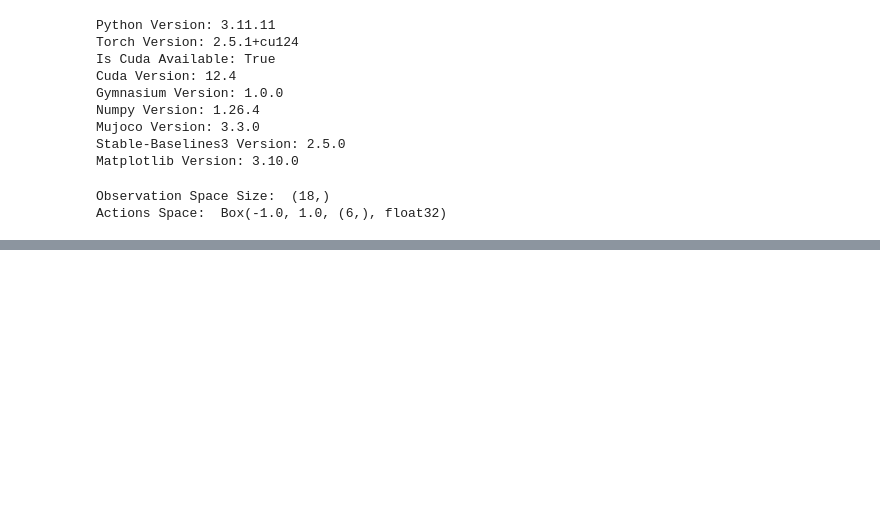
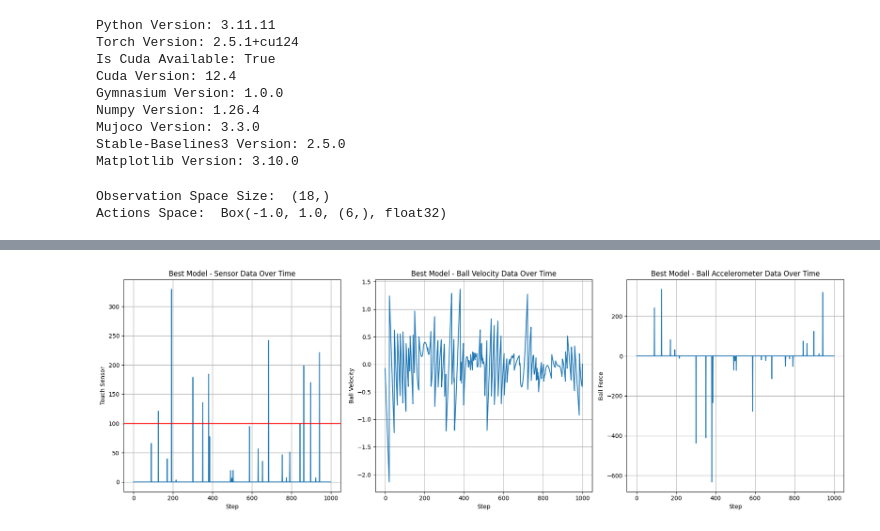
Before and after one commit to kuds/rl-mujoco-tennis, a Jupyter notebook: [Ball Bounce] Soft Actor-Critic (SAC).ipynb, the cells around one changed output, grey strips where cells are left out. Drawn from its saved outputs; the diff is of its cells as text; code cells hidden in the pictures; blank space fills up the shorter version.

```diff
--- a/[Ball Bounce] Soft Actor-Critic (SAC).ipynb
+++ b/[Ball Bounce] Soft Actor-Critic (SAC).ipynb
@@ -547,3 +624,38 @@ Total reward: 9.0
+# %%
+# Load the CSV file into a pandas DataFrame
+df = pandas.read_csv(best_csv_file_name)
+
+# Create the figure with subplots
+fig, axes = matplotlib.pyplot.subplots(1, 3, figsize=(18, 6))
+
+# Plot 1: Touch Sensor
+axes[0].plot(df.index, df["touch_sensor"])
+axes[0].axhline(y=hyperparams["min_force"], color='r', linestyle='-')
+axes[0].set_xlabel("Step")
+axes[0].set_ylabel("Touch Sensor")
+axes[0].set_title(f"Best Model - Sensor Data Over Time")
+axes[0].grid(True)
+
+# Plot 2: Ball Velocity
+axes[1].plot(df.index, df["ball_velocity_z"])
+axes[1].set_xlabel("Step")
+axes[1].set_ylabel("Ball Velocity")
+axes[1].set_title(f"Best Model - Ball Velocity Data Over Time")
+axes[1].grid(True)
+
+# Plot 3: Ball Force
+axes[2].plot(df.index, df["ball_accelerometer_z"])
+axes[2].set_xlabel("Step")
+axes[2].set_ylabel("Ball Force")
+axes[2].set_title(f"Best Model - Ball Accelerometer Data Over Time")
+axes[2].grid(True)
+
+# Adjust layout to prevent overlapping titles/labels
+plt.tight_layout()
+
+plt.show()
+# %% [output]
+[figure, added]
 # %%
 # Load the evaluations.npz file
 data = numpy.load(os.path.join(log_dir, "evaluations.npz"))
```
Also changed, not shown: parts of 13 cells of this notebook.
